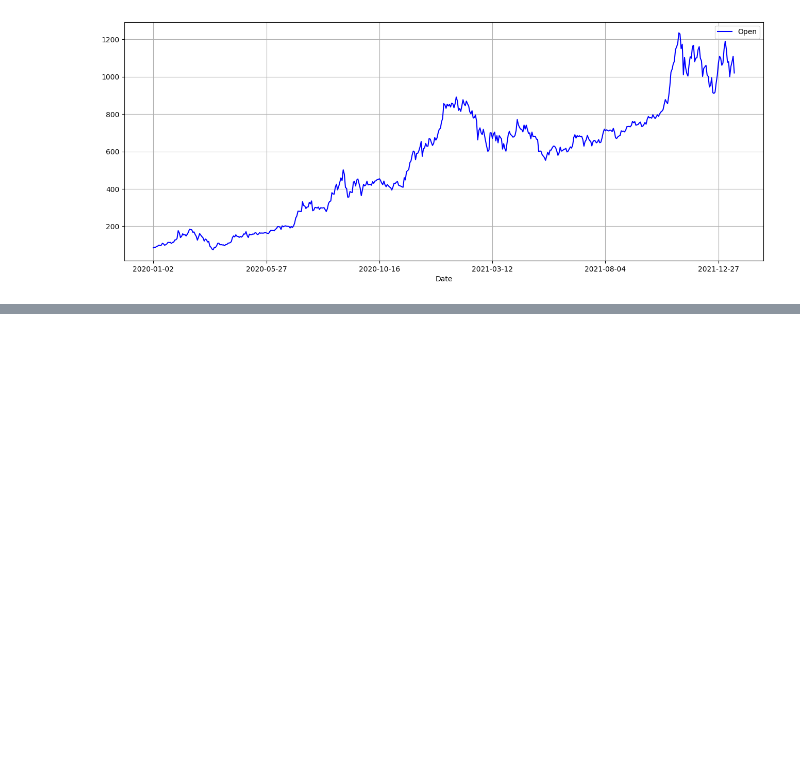
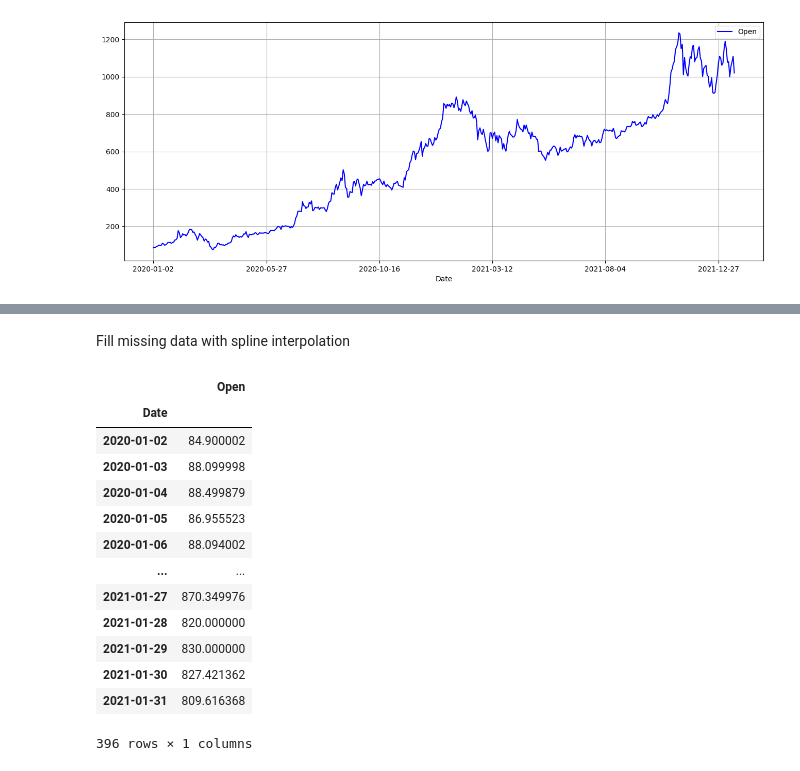
Before and after one commit to johnmarcovici/demo-notebooks, a Jupyter notebook: pandas_demos.ipynb, the cells around one changed output, grey strips where cells are left out. Cells and saved outputs as stored; diff of their text form; code cells hidden in the pictures; blank space fills up the shorter version.

```diff
--- a/pandas_demos.ipynb
+++ b/pandas_demos.ipynb
@@ -847,0 +914,20 @@ df.plot(x="Date", y="Open", color="blue", kind="line", grid=True, ax=ax)
+# %% [markdown]
+Fill missing data with spline interpolation
+# %%
+df_open_interp = df[["Open"]].interpolate(method="spline", order=2)
+df_open_interp.loc["2020-01":"2021-01"]
+# %% [output]
+|  | Open |
+| Date |  |
+| 2020-01-02 | 84.900002 |
+| 2020-01-03 | 88.099998 |
+| 2020-01-04 | 88.499879 |
+| 2020-01-05 | 86.955523 |
+| 2020-01-06 | 88.094002 |
+| ... | ... |
+| 2021-01-27 | 870.349976 |
+| 2021-01-28 | 820.000000 |
+| 2021-01-29 | 830.000000 |
+| 2021-01-30 | 827.421362 |
+| 2021-01-31 | 809.616368 |
+396 rows × 1 columns
```
Also changed, not shown: parts of 10 cells of this notebook.
